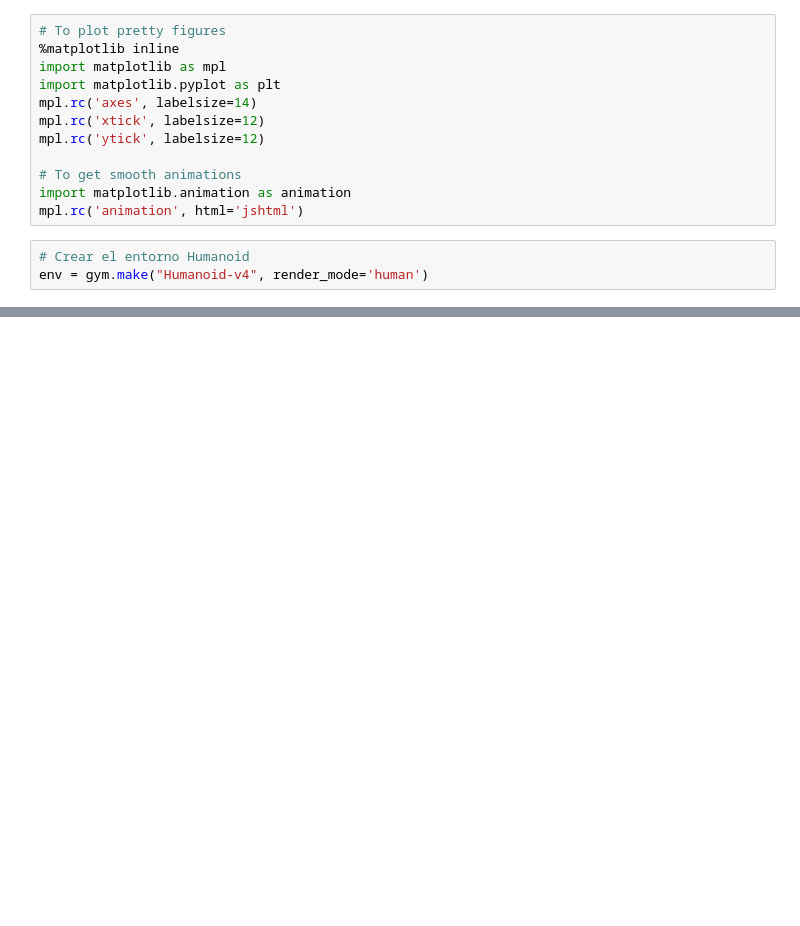
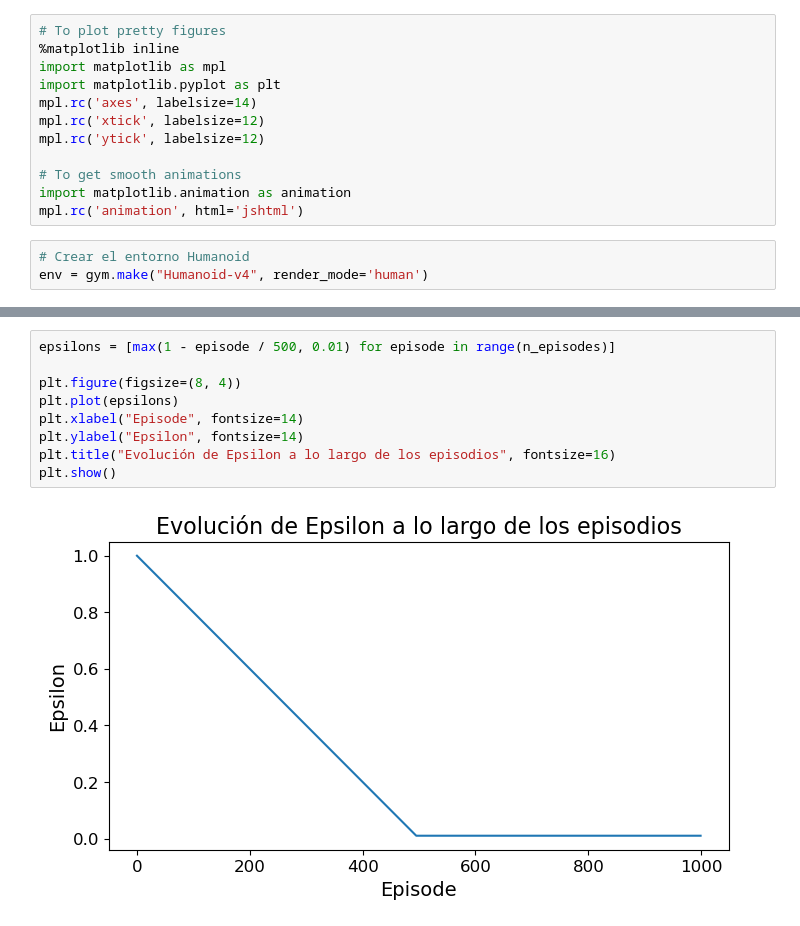
Before and after one commit to juanls1/ML2_Trabajos, a Jupyter notebook: 3rd project/src/humanoid.ipynb, the cells around one changed output, grey strips where cells are left out. Drawn from its saved outputs; the diff is of its cells as text; blank space fills up the shorter version.

```diff
--- a/3rd project/src/humanoid.ipynb
+++ b/3rd project/src/humanoid.ipynb
@@ -114,0 +190,11 @@ IndexError: index 1485138634596624568 is out of bounds for axis 0 with size 376
+# %%
+epsilons = [max(1 - episode / 500, 0.01) for episode in range(n_episodes)]
+
+plt.figure(figsize=(8, 4))
+plt.plot(epsilons)
+plt.xlabel("Episode", fontsize=14)
+plt.ylabel("Epsilon", fontsize=14)
+plt.title("Evolución de Epsilon a lo largo de los episodios", fontsize=16)
+plt.show()
+# %% [output]
+[figure, added]
```
Also changed, not shown: parts of 27 cells of this notebook.
